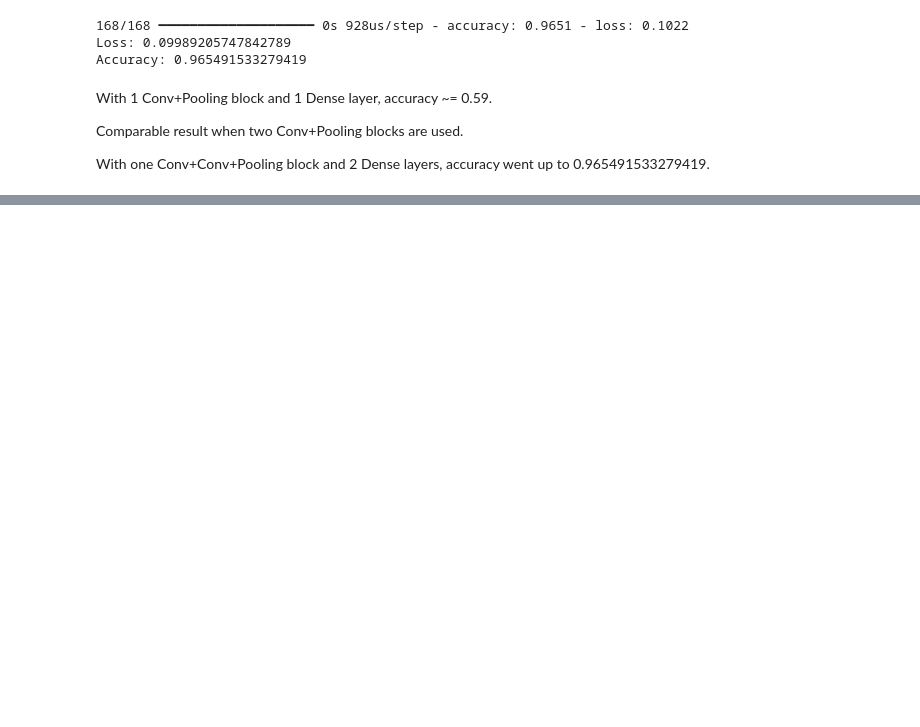
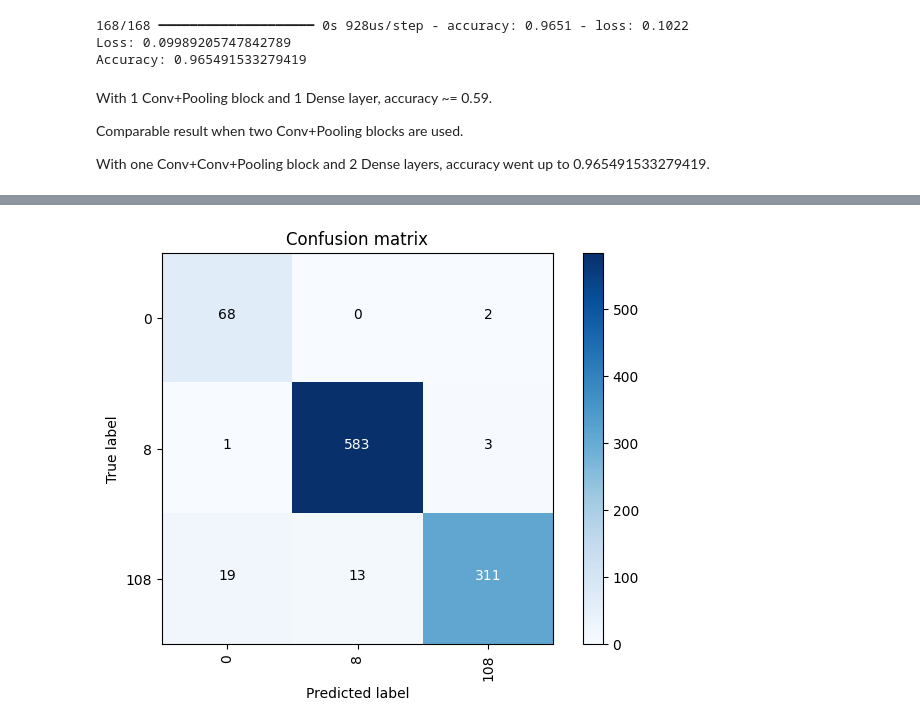
Before and after one commit to sabinaaskerova/TimeCNN-Classification, a Jupyter notebook: TimeSeries_CNN.ipynb, the cells around one changed output, grey strips where cells are left out. Cells and saved outputs as stored; diff of their text form; code cells hidden in the pictures; blank space fills up the shorter version.

Commit message:
random test instances evaluation

```diff
--- a/TimeSeries_CNN.ipynb
+++ b/TimeSeries_CNN.ipynb
@@ -102,3 +102,20 @@ With 1 Conv+Pooling block and 1 Dense layer, accuracy ~= 0.59.
 Comparable result when two Conv+Pooling blocks are used.
 
 With one Conv+Conv+Pooling block and 2 Dense layers, accuracy went up to 0.965491533279419.
+# %%
+# selection of 1000 random samples from the test set
+random.seed(42)  # Pour obtenir des résultats reproductibles
+random_indices = random.sample(range(len(x_test)), 1000)
+X_test_sample = x_test[random_indices]
+y_test_sample = y_test_encoded[random_indices]
+
+# evaluation of the model on the 1000 samples
+y_pred_model = model.predict(X_test_sample)
+# we take the class with the highest probability
+y_pred_classes = np.argmax(y_pred_model, axis = 1)
+accuracy_model = accuracy_score(y_test_sample, y_pred_classes)
+precision_model = precision_score(y_test_sample, y_pred_classes, average='weighted')
+recall_model = recall_score(y_test_sample, y_pred_classes, average='weighted')
+f1_score_model = f1_score(y_test_sample, y_pred_classes, average='weighted')
+conf_matrix_model = confusion_matrix(y_test_sample, y_pred_classes)
+accuracy_model, precision_model, recall_model, f1_score_model, conf_matrix_model
@@ -104,0 +131,29 @@ With one Conv+Conv+Pooling block and 2 Dense layers, accuracy went up to 0.96549
+# %%
+from sklearn.metrics import confusion_matrix
+import matplotlib.pyplot as plt
+import itertools
+def plot_confusion_matrix(cm, classes,
+                          normalize=False,
+                          title='Confusion matrix',
+                          cmap=plt.cm.Blues):
+    plt.imshow(cm, interpolation='nearest', cmap=cmap)
+    plt.title(title)
+    plt.colorbar()
+    tick_marks = np.arange(len(classes))
+    plt.xticks(tick_marks, classes, rotation=90)
+    plt.yticks(tick_marks, classes)
+
+    if normalize: cm = cm.astype('float') / cm.sum(axis=1)[:, np.newaxis]
+    thresh = cm.max() / 2.
+    for i, j in itertools.product(range(cm.shape[0]), range(cm.shape[1])):
+        plt.text(j, i, cm[i, j],
+                 horizontalalignment="center",
+                 color="white" if cm[i, j] > thresh else "black")
+    plt.tight_layout()
+    plt.ylabel('True label')
+    plt.xlabel('Predicted label')
+    return
+# %%
+plot_confusion_matrix(conf_matrix_model, classes = [0, 8, 108])
+# %% [output]
+[figure, added]
```
Also changed, not shown: parts of 3 cells of this notebook.
